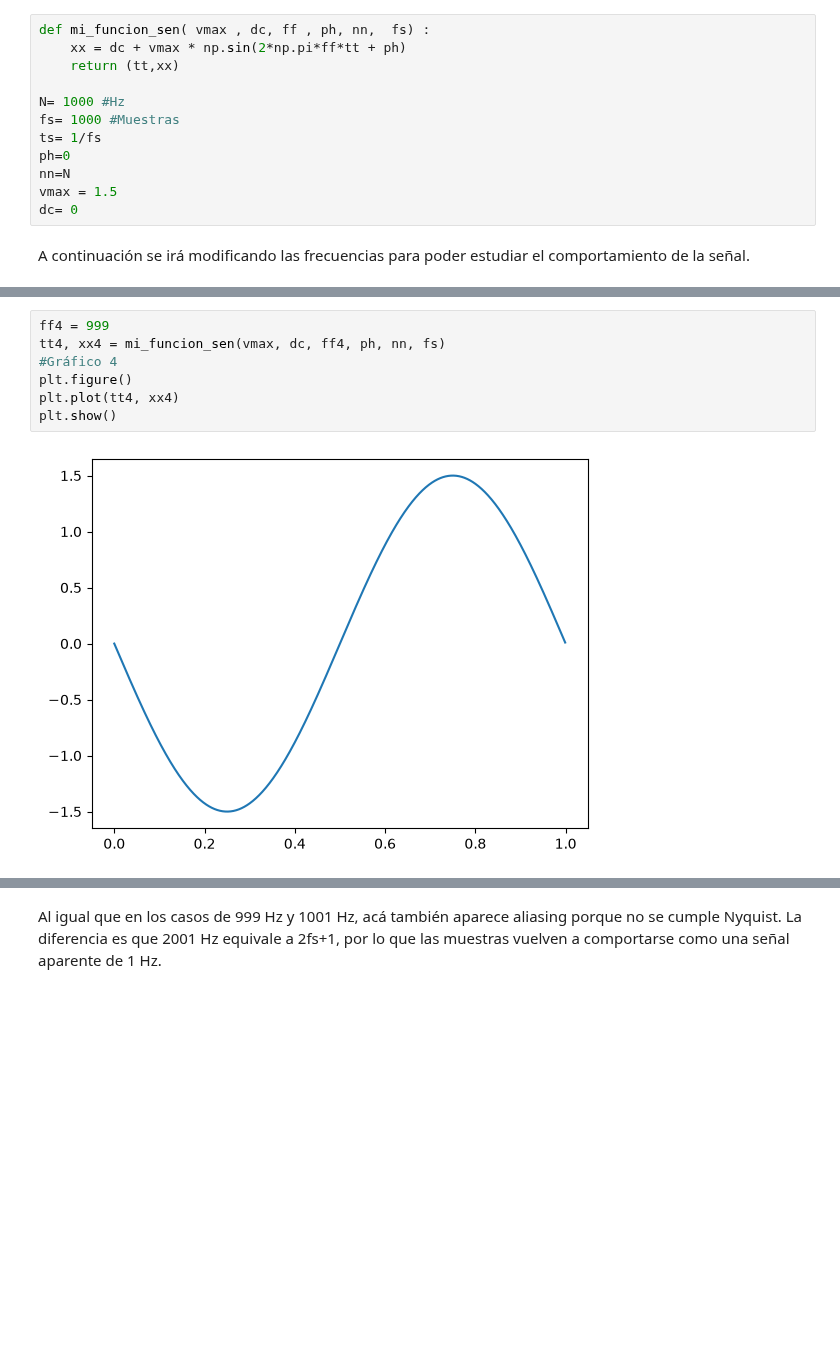
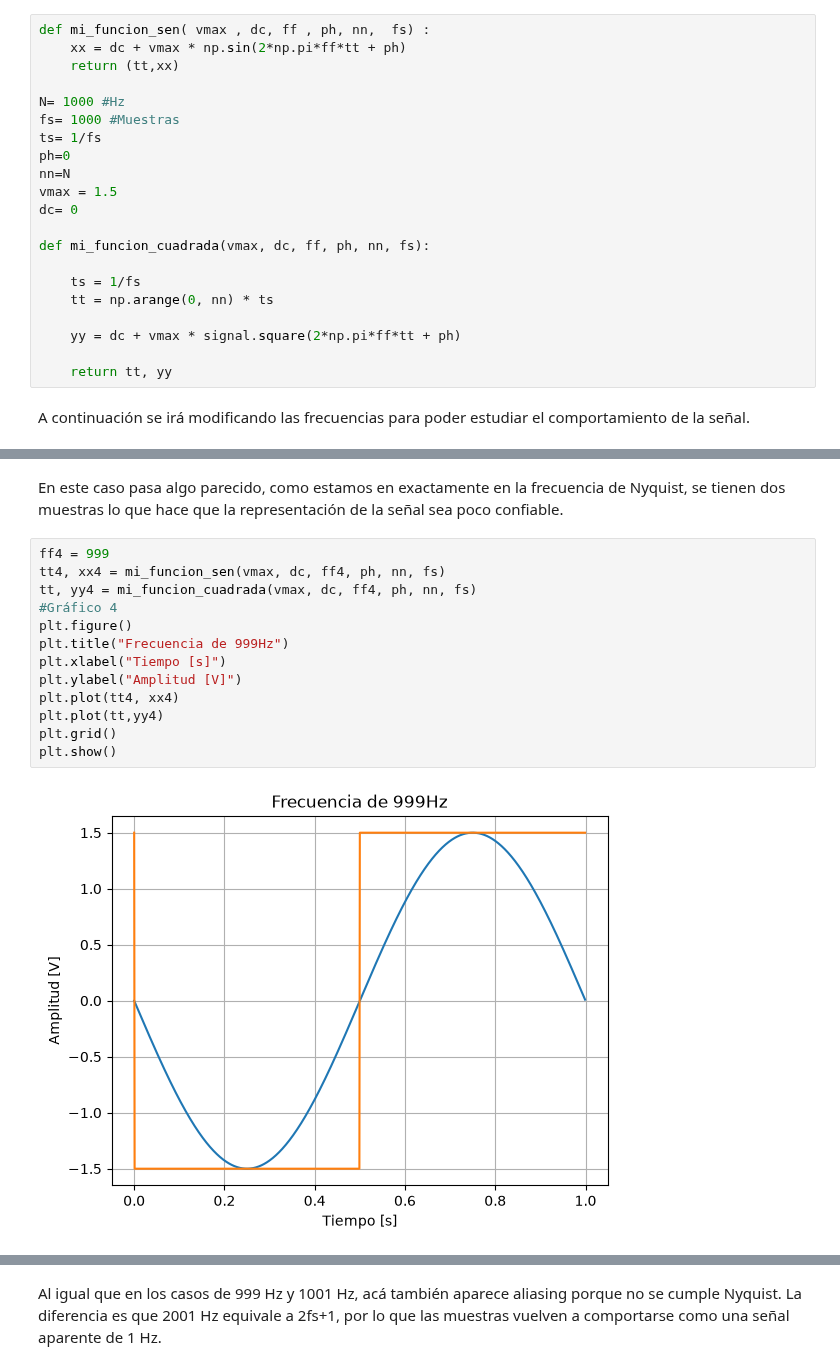
Before and after one commit to paulibenito22/aps, a Jupyter notebook: TS0_Benito.ipynb, the cells around one changed output, grey strips where cells are left out. Saved outputs shown, nothing was run; the diff lists cells and outputs as text; blank space fills up the shorter version.

```diff
--- a/TS0_Benito.ipynb
+++ b/TS0_Benito.ipynb
@@ -23,6 +24,15 @@ ph=0
 nn=N
 vmax = 1.5
 dc= 0
+
+def mi_funcion_cuadrada(vmax, dc, ff, ph, nn, fs):
+
+    ts = 1/fs
+    tt = np.arange(0, nn) * ts
+
+    yy = dc + vmax * signal.square(2*np.pi*ff*tt + ph)
+
+    return tt, yy
 # %% [markdown]
 A continuación se irá modificando las frecuencias para poder estudiar el comportamiento de la señal.
 # %%
@@ -68,9 +115,17 @@ Como la frecuencia de muestreo es fs=1000Hz, al implementar una frecuencia de 50
+# %% [markdown]
+En este caso pasa algo parecido, como estamos en exactamente en la frecuencia de Nyquist, se tienen dos muestras lo que hace que la representación de la señal sea poco confiable.
 # %%
 ff4 = 999
 tt4, xx4 = mi_funcion_sen(vmax, dc, ff4, ph, nn, fs)
+tt, yy4 = mi_funcion_cuadrada(vmax, dc, ff4, ph, nn, fs)
 #Gráfico 4
 plt.figure()
+plt.title("Frecuencia de 999Hz")
+plt.xlabel("Tiempo [s]")
+plt.ylabel("Amplitud [V]")
 plt.plot(tt4, xx4)
+plt.plot(tt,yy4)
+plt.grid()
 plt.show()
 # %% [output]
-[figure, old version]
+[figure, new version]
```
Also changed, not shown: parts of 20 cells of this notebook.
